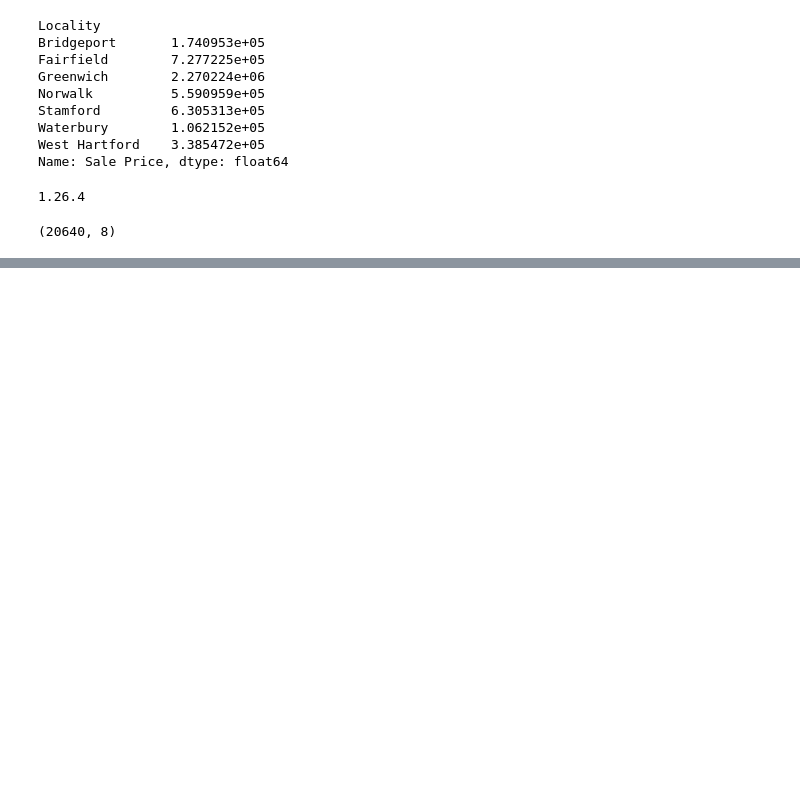
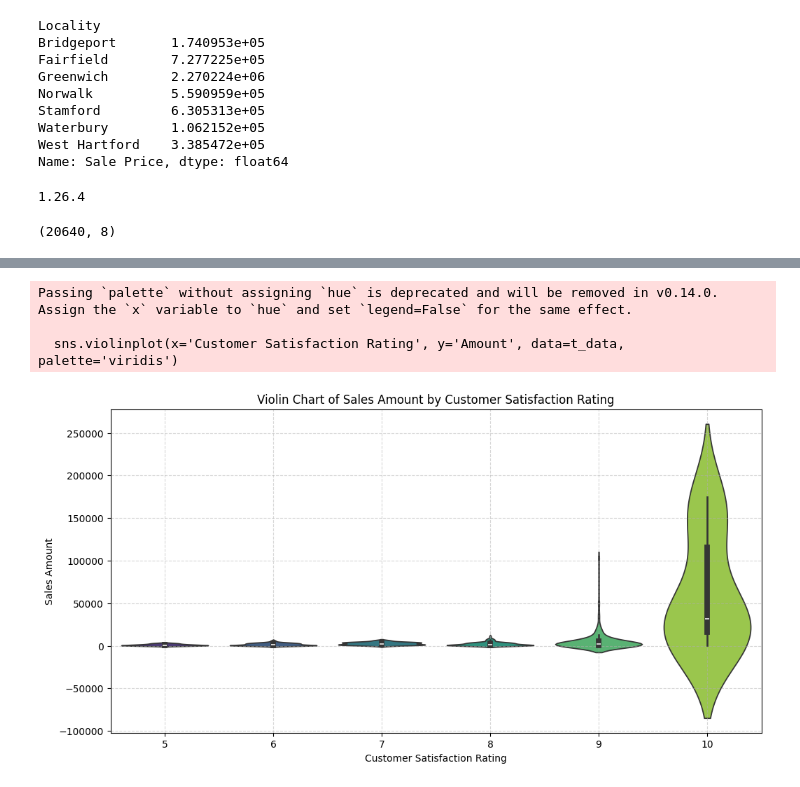
Before and after one commit to adeewies/Machine-Learning, a Jupyter notebook: working_with_pandas/pandas.ipynb, the cells around one changed output, grey strips where cells are left out. Saved outputs shown, nothing was run; the diff lists cells and outputs as text; code cells hidden in the pictures; blank space fills up the shorter version.

```diff
--- a/working_with_pandas/pandas.ipynb
+++ b/working_with_pandas/pandas.ipynb
@@ -161,0 +188,2 @@ print(housing_data.data.shape)
+# %%
+t_data= pd.read_csv('t_data.csv')
@@ -161,0 +206,24 @@ print(housing_data.data.shape)
+# %%
+import seaborn as sns
+import matplotlib.pyplot as plt
+
+# Ensure that the Amount column is numeric (in case it's read as a string)
+t_data['Amount'] = pd.to_numeric(t_data['Amount'], errors='coerce')
+
+# Create a violin plot for 'Amount' by 'Customer Satisfaction Rating'
+plt.figure(figsize=(12, 6))
+sns.violinplot(x='Customer Satisfaction Rating', y='Amount', data=t_data, palette='viridis')
+
+# Add title and labels
+plt.title('Violin Chart of Sales Amount by Customer Satisfaction Rating')
+plt.xlabel('Customer Satisfaction Rating')
+plt.ylabel('Sales Amount')
+
+# Show plot
+plt.grid(True, linestyle='--', alpha=0.5)
+plt.show()
+# %% [output]
+Passing `palette` without assigning `hue` is deprecated and will be removed in v0.14.0. Assign the `x` variable to `hue` and set `legend=False` for the same effect.
+
+  sns.violinplot(x='Customer Satisfaction Rating', y='Amount', data=t_data, palette='viridis')
+[figure, added]
```
Also changed, not shown: parts of 14 cells of this notebook, 3 other files.
